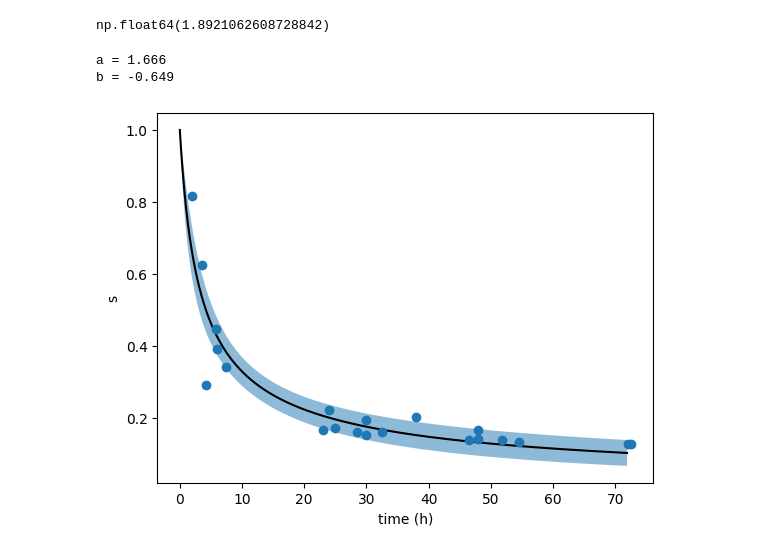
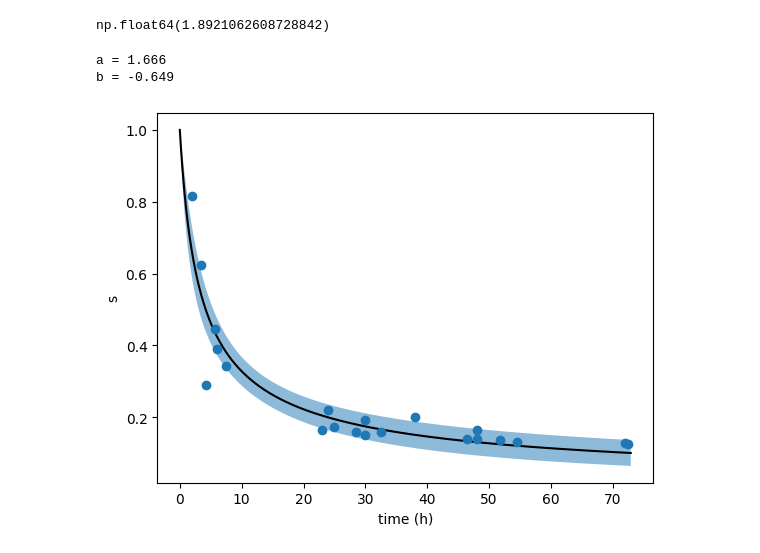
Before and after one commit to morphing-matter-lab/muscle-fiber-model, a Jupyter notebook: stats.ipynb, the cells around one changed output. Saved outputs shown, nothing was run; the diff lists cells and outputs as text; code cells hidden in the pictures.

```diff
--- a/stats.ipynb
+++ b/stats.ipynb
@@ -225,32 +247,32 @@ t_data = np.array([2, 3.5, 4.25, 5.75, 6, 7.5, 23, 24, 25, 28.5, 30, 30, 32.5, 3
 
 # mean of n samples at each time
 y_mean = np.array([0.815450477, 0.623624856, 0.289453782, 0.447244106, 0.389906471, 0.341560599, 0.165998802, 0.220857047, 0.172457983, 0.159971989, 0.192372929, 0.150282839, 0.160196078, 0.20099386, 0.138926138, 0.140679272, 0.164561664, 0.137969188, 0.131959661, 0.127359944, 0.126437505])
 
 plt.errorbar(t_data, y_mean,
     fmt='o', capsize=4, label='Data (mean ± SEM)'
 )
 
 optim_res = fitting(t_data, y_mean, 1, 1)
 
 print(f"a = {optim_res.x[0]:.3f}")
 print(f"b = {optim_res.x[1]:.3f}")
 
 
-t_fit = np.arange(0, 72, 0.1)
+t_fit = np.arange(0, 73, 0.1)
 
 y_fit, y_lower, y_upper = confidence_band(t_fit, optim_res, 1)
 
 plt.plot(t_fit, y_fit, 'k-', label='Weighted fit')
 
 plt.fill_between(t_fit, y_lower, y_upper,
                  alpha=0.5, label='95% confidence band')
 # plt.suptitle('Fitting with both datasets')
 
 plt.xlabel("time (h)")
 plt.ylabel("s")
 
 plt.show()
 # %% [output]
 a = 1.666
 b = -0.649
-[figure, old version]
+[figure, new version]
```
Also changed, not shown: parts of 12 cells of this notebook, 1 other file.
